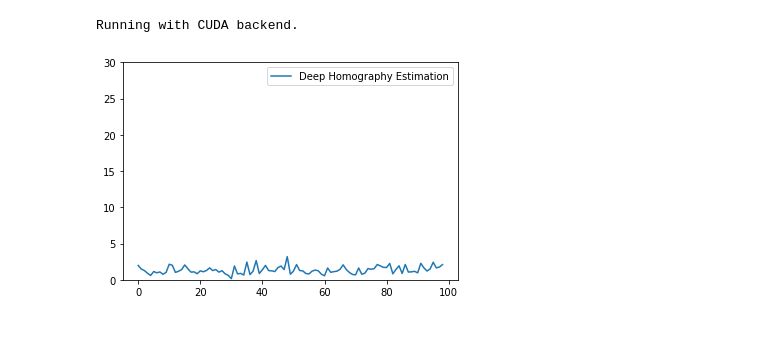
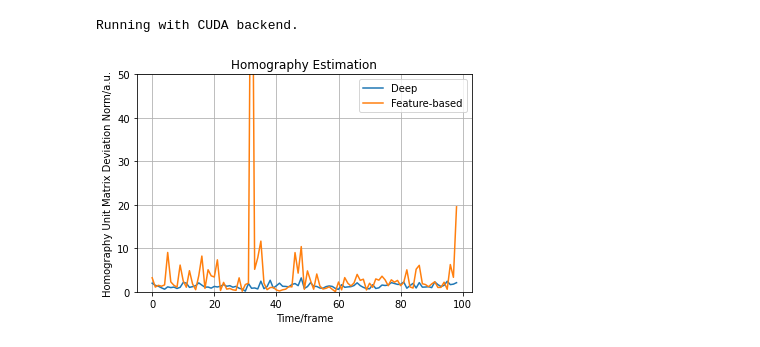
Before and after one commit to RViMLab/MICCAI2023-Camera-Motion-Prediction, a Jupyter notebook: notebooks/annotate_homographies.ipynb, the cells around one changed output. Drawn from its saved outputs; the diff is of its cells as text; code cells hidden in the pictures.

Commit message:
separated plotting

```diff
--- a/notebooks/annotate_homographies.ipynb
+++ b/notebooks/annotate_homographies.ipynb
@@ -92,9 +95,6 @@ def forward_model(frame_i, frame_ip1):
 # %% [output]
 Running with CUDA backend.
 # %%
-from IPython.display import clear_output
-import matplotlib.pyplot as plt
-import pandas as pd
 from utils.viz import yt_alpha_blend
 import time
 
@@ -127,14 +127,15 @@ vds = VideoPairHomographyDataset(paths, clip_length_in_frames=N+1, frames_betwee
 # vc = VideoClips(paths, clip_length_in_frames=N+1, frames_between_clips=N)
 
 # classical esimation
-with_feature_estimation = False
+with_feature_estimation = True
 fd = cv2.xfeatures2d.SIFT_create()
 fh = FeatureHomographyEstimation(fd)
 
-df = pd.DataFrame(columns=['t', 'duv', 'H']) # track results
+df = pd.DataFrame(columns=['t', 'duv_deep', 'duv_ft', 'H_deep', 'H_ft']) # track results
 global_idx = 0
 max_clips = 150 # vc.num_clips()
 max_clips = int(min(max_clips, len(vds)))
+out_idx = 0
 
 # live plot of homography norm
 dH_list = []
@@ -143,12 +144,18 @@ dH_ft_list = []
 def live_plot(x, y_0, y_1=None):
     clear_output(wait=True)
     fig = plt.figure()
-    plt.ylim(0, 30)
-    plt.plot(x, y_0, label='Deep Homography Estimation')
+    plt.ylim(0, 50)
+    plt.plot(x, y_0, label='Deep')
     if y_1 is not None:
-        plt.plot(x, y_1, label='Feature Based Estimation')
-    plt.legend()
+        plt.plot(x, y_1, label='Feature-based')
+    plt.title('Homography Estimation')
+    plt.legend(loc='upper right')
+    plt.xlabel('Time/frame')
+    plt.ylabel('Homography Unit Matrix Deviation Norm/a.u.')
+    plt.grid()
+    # plt.savefig('out/homography_annotation/plot/homography_norm_{}.jpg'.format(out_idx))
     plt.show()
+    # plt.clf()
 
 with torch.no_grad():
     for i in range(max_clips):
@@ -157,9 +164,6 @@ with torch.no_grad():
         video, _ = vds.__getitem__(i)
         print('\nLoading time: {} ms'.format((time.time_ns() - now)/1.e6))  # measure loading time
 
-        # video = video.permute(0, 3, 1, 2)
-        # transforms = functional_database['transforms'][video_idx]
-        # video = recursiveMethodCallFromDictList(video, transforms, torchvision.transforms.functional)
         video = video.float()/255.
 
         # re-sort images into i and i+step
@@ -171,14 +175,8 @@ with torch.no_grad():
         wrps, Hs, duvs = forward_model(frames_i, frames_ip1)
         print('Forwarding time: {} ms'.format((time.time_ns() - now)/1.e6))  # measure network forwarding time
 
-        for idx, H in enumerate(Hs):
-            df = df.append({
-                't': global_idx,
-                'duv': duvs[idx].squeeze().cpu().numpy(),
-                'H': H.squeeze().cpu().numpy()
-            }, ignore_index=True)
-            global_idx += step
-            print('\r{}/{}'.format(global_idx, max_clips*N), end='')
+        global_idx += N
+        print('\r{}/{}'.format(global_idx, max_clips*N), end='')
 
         frames_i = kornia.tensor_to_image(frames_i)
         frames_ip1 = kornia.tensor_to_image(frames_ip1)
@@ -199,36 +197,56 @@ with torch.no_grad():
                     dH_ft_norm = np.inf
 
                 dH_ft_list.append(dH_ft_norm)
+
+                # save results
+                df = df.append({
+                    't': out_idx,
+                    'duv_deep': duvs[idx].squeeze().cpu().numpy(),
+                    'duv_ft': duv_ft,
+                    'H_deep': Hs[idx].squeeze().cpu().numpy(),
+                    'H_ft': H_ft
+                }, ignore_index=True)
+            else:
+                # save results
+                df = df.append({
+                    't': out_idx,
+                    'duv_deep': duvs[idx].squeeze().cpu().numpy(),
+                    'duv_ft': None,
+                    'H_deep': Hs[idx].squeeze().cpu().numpy(),
+                    'H_ft': None
+                }, ignore_index=True)
 
             # create moving plot of homography norm
             dH_norm = np.linalg.norm(Hs[idx].cpu().numpy()-np.eye(3))
 
             dH_list.append(dH_norm)
             if len(dH_list) == N:
                 dH_list.pop(0)
                 if with_feature_estimation:
                     dH_ft_list.pop(0)
             if with_feature_estimation:
                 live_plot(np.arange(len(dH_list)), dH_list, dH_ft_list)
             else:
                 live_plot(np.arange(len(dH_list)), dH_list)
 
             # plot blends with and without warp
             blend0 = yt_alpha_blend(frames_ip1[idx], w)
             blend1 = yt_alpha_blend(frames_ip1[idx], frames_i[idx])
             blend0 = cv2.resize(blend0, (int(blend0.shape[1]/1.5), int(blend0.shape[0]/1.5)))
             blend1 = cv2.resize(blend1, (int(blend1.shape[1]/1.5), int(blend1.shape[0]/1.5)))
 
             if with_feature_estimation:
                 blend2 = yt_alpha_blend(frames_ip1[idx], wrp_ft)
                 blend2 = cv2.resize(blend2, (int(blend2.shape[1]/1.5), int(blend2.shape[0]/1.5)))
-                composite = np.concatenate([blend0, blend1, blend2], axis=1)
+                composite = np.concatenate([blend1, blend2, blend0], axis=1)  # none, classical, deep
             else:
-                composite = np.concatenate([blend0, blend1], axis=1)
-            cv2.imshow('composite', composite)
-            cv2.waitKey()
+                composite = np.concatenate([blend1, blend0], axis=1)  # none, deep
+            # cv2.imshow('composite', composite)
+            # cv2.waitKey()
+            cv2.imwrite('out/homography_annotation/img/alpha_blend_{}.jpg'.format(out_idx), composite*255)
+            out_idx += 1
 cv2.destroyAllWindows()
 
 df.to_pickle('H_{}.pkl'.format(step))
 # %% [output]
-[figure, old version]
+[figure, new version]
```
Also changed, not shown: parts of 3 cells of this notebook, 1 other file.
